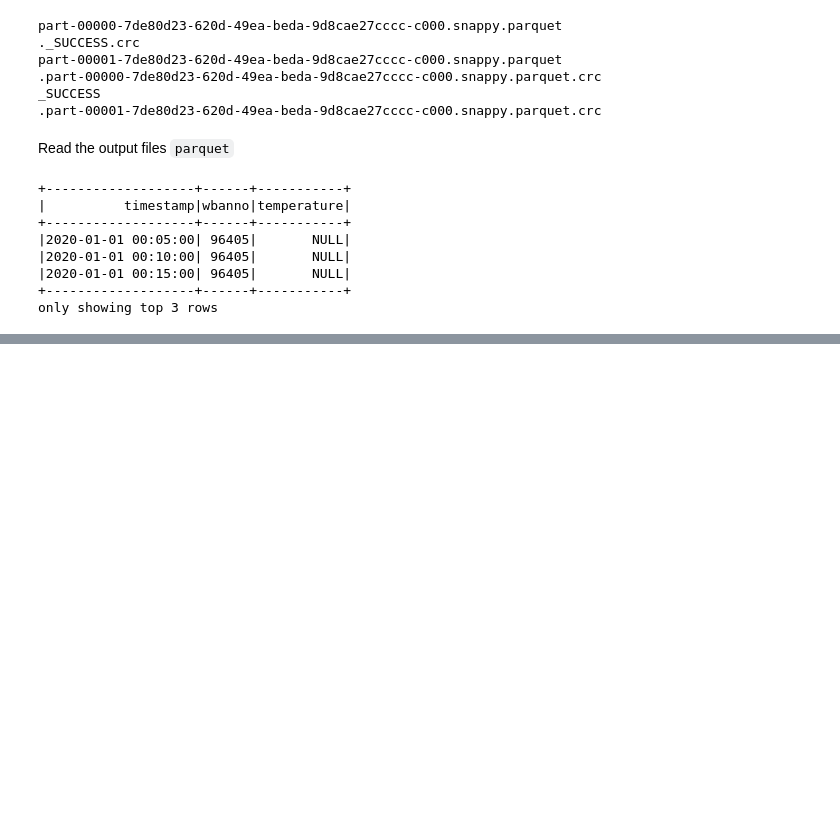
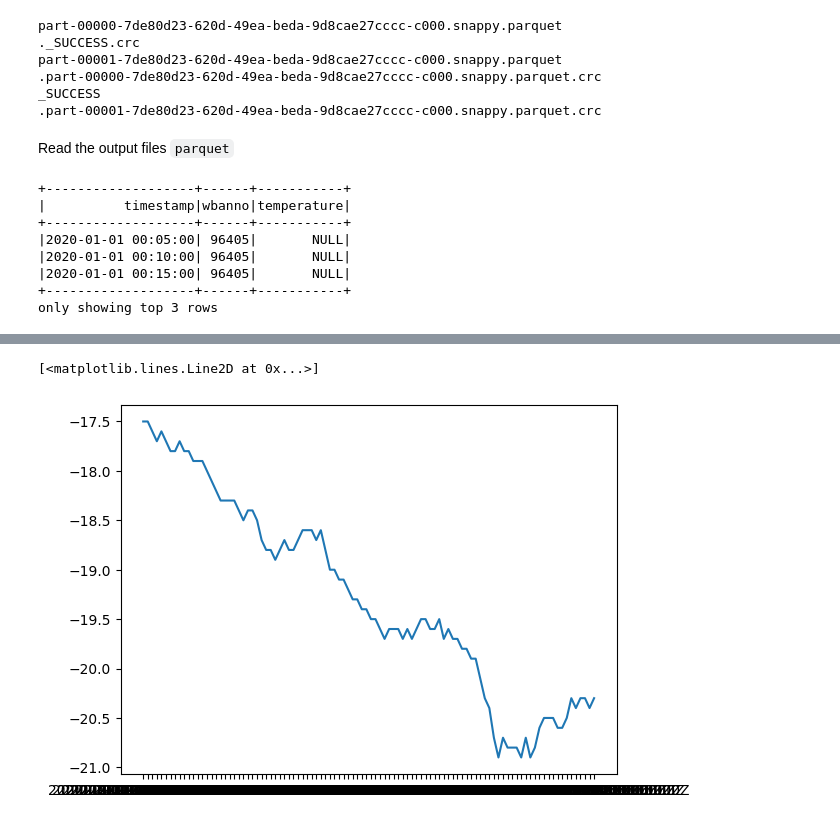
Before and after one commit to phlin0424/airflow-practice, a Jupyter notebook: notebooks/loaddata.ipynb, the cells around one changed output, grey strips where cells are left out. Cells and saved outputs as stored; diff of their text form; code cells hidden in the pictures; blank space fills up the shorter version.

Commit message:
Output csv& visualize

```diff
--- a/notebooks/loaddata.ipynb
+++ b/notebooks/loaddata.ipynb
@@ -162,0 +192,5 @@ df.groupBy("wbanno").avg("temperature").show()
+# %%
+# output path
+output_path = settings.data_path / ".export"
+
+df1.coalesce(1).write.save(str(output_path), format='csv', header=True)
@@ -162,0 +200,2 @@ df.groupBy("wbanno").avg("temperature").show()
+# %%
+dataset = pd.read_csv(output_path/"part-00000-094d4565-f573-430c-8fcd-374413e94f62-c000.csv")
@@ -162,0 +204,8 @@ df.groupBy("wbanno").avg("temperature").show()
+# %%
+timestamp = dataset["timestamp"].values
+temperature =dataset['temperature'].values
+# %%
+plt.plot(timestamp[:100 ], temperature[:100])
+# %% [output]
+[<matplotlib.lines.Line2D at 0x...>]
+[figure, added]
```
Also changed, not shown: parts of 12 cells of this notebook.
